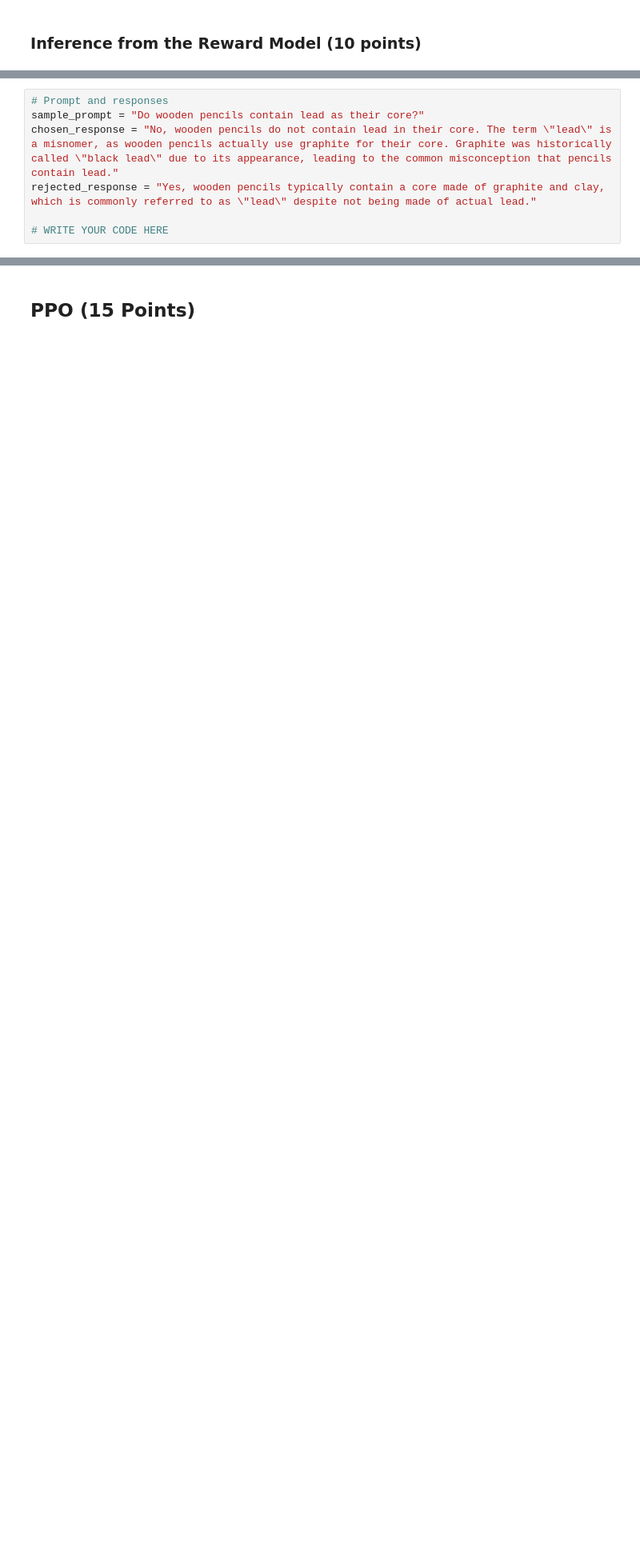
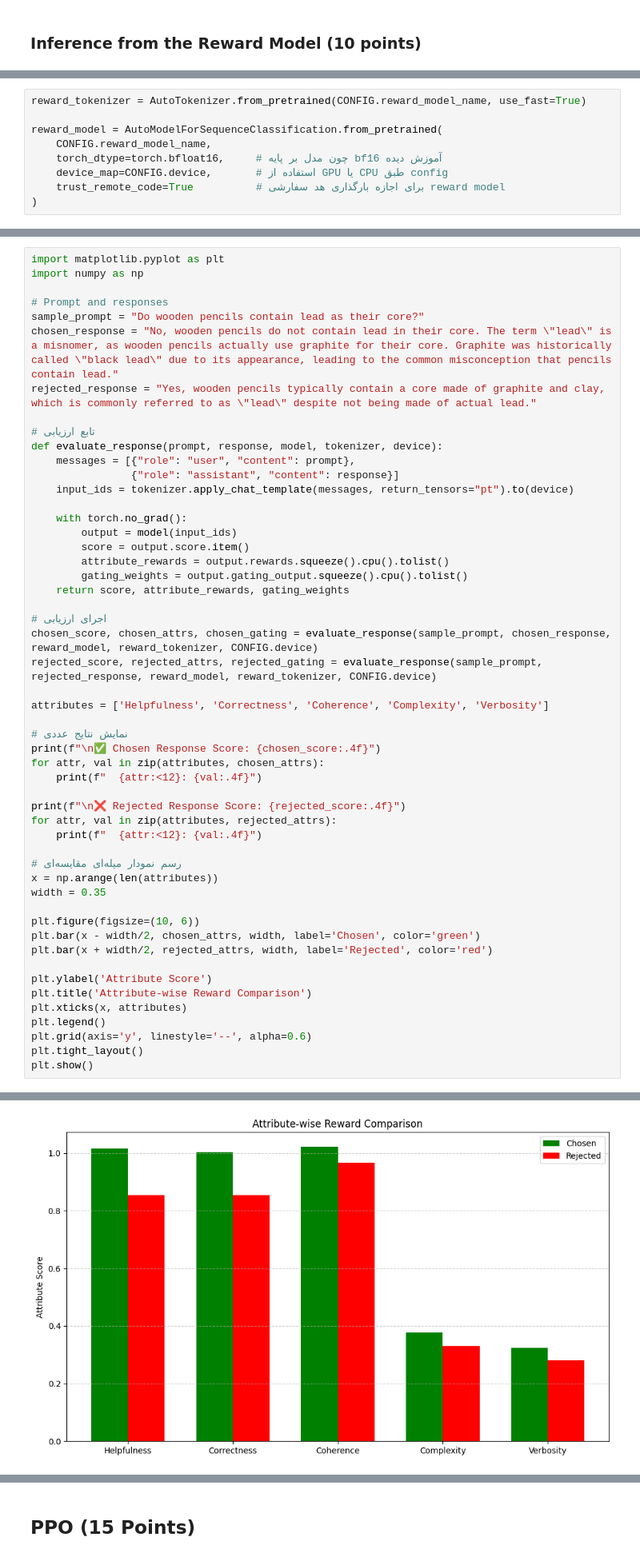
Before and after one commit to omid-moradi/LLMs-Course, a Jupyter notebook: CA2/LLM_CA2.ipynb, the cells around one changed output, grey strips where cells are left out. Shown: that part at 80% size. Drawn from its saved outputs; the diff is of its cells as text; blank space fills up the shorter version.

Commit message:
complete Inference from the Reward Model

```diff
--- a/CA2/LLM_CA2.ipynb
+++ b/CA2/LLM_CA2.ipynb
@@ -706,0 +681,9 @@ These models show that multiple-objective or interpretable decompositions help i
+# %%
+reward_tokenizer = AutoTokenizer.from_pretrained(CONFIG.reward_model_name, use_fast=True)
+
+reward_model = AutoModelForSequenceClassification.from_pretrained(
+    CONFIG.reward_model_name,
+    torch_dtype=torch.bfloat16,     # چون مدل بر پایه bf16 آموزش دیده
+    device_map=CONFIG.device,       # استفاده از GPU یا CPU طبق config
+    trust_remote_code=True          # برای اجازه بارگذاری هد سفارشی reward model
+)
@@ -707,7 +705,53 @@ These models show that multiple-objective or interpretable decompositions help i
 # %%
+import matplotlib.pyplot as plt
+import numpy as np
+
 # Prompt and responses
 sample_prompt = "Do wooden pencils contain lead as their core?"
 chosen_response = "No, wooden pencils do not contain lead in their core. The term \"lead\" is a misnomer, as wooden pencils actually use graphite for their core. Graphite was historically called \"black lead\" due to its appearance, leading to the common misconception that pencils contain lead."
 rejected_response = "Yes, wooden pencils typically contain a core made of graphite and clay, which is commonly referred to as \"lead\" despite not being made of actual lead."
 
-# WRITE YOUR CODE HERE
+# تابع ارزیابی
+def evaluate_response(prompt, response, model, tokenizer, device):
+    messages = [{"role": "user", "content": prompt},
+                {"role": "assistant", "content": response}]
+    input_ids = tokenizer.apply_chat_template(messages, return_tensors="pt").to(device)
+
+    with torch.no_grad():
+        output = model(input_ids)
+        score = output.score.item()
+        attribute_rewards = output.rewards.squeeze().cpu().tolist()
+        gating_weights = output.gating_output.squeeze().cpu().tolist()
+    return score, attribute_rewards, gating_weights
+
+# اجرای ارزیابی
+chosen_score, chosen_attrs, chosen_gating = evaluate_response(sample_prompt, chosen_response, reward_model, reward_tokenizer, CONFIG.device)
+rejected_score, rejected_attrs, rejected_gating = evaluate_response(sample_prompt, rejected_response, reward_model, reward_tokenizer, CONFIG.device)
+
+attributes = ['Helpfulness', 'Correctness', 'Coherence', 'Complexity', 'Verbosity']
+
+# نمایش نتایج عددی
+print(f"\n✅ Chosen Response Score: {chosen_score:.4f}")
+for attr, val in zip(attributes, chosen_attrs):
+    print(f"  {attr:<12}: {val:.4f}")
+
+print(f"\n❌ Rejected Response Score: {rejected_score:.4f}")
+for attr, val in zip(attributes, rejected_attrs):
+    print(f"  {attr:<12}: {val:.4f}")
+
+# رسم نمودار میله‌ای مقایسه‌ای
+x = np.arange(len(attributes))
+width = 0.35
+
+plt.figure(figsize=(10, 6))
+plt.bar(x - width/2, chosen_attrs, width, label='Chosen', color='green')
+plt.bar(x + width/2, rejected_attrs, width, label='Rejected', color='red')
+
+plt.ylabel('Attribute Score')
+plt.title('Attribute-wise Reward Comparison')
+plt.xticks(x, attributes)
+plt.legend()
+plt.grid(axis='y', linestyle='--', alpha=0.6)
+plt.tight_layout()
+plt.show()
+# %% [output]
@@ -713,0 +771 @@ rejected_response = "Yes, wooden pencils typically contain a core made of graphi
+[figure, added]
```
Also changed, not shown: parts of 13 cells of this notebook.
